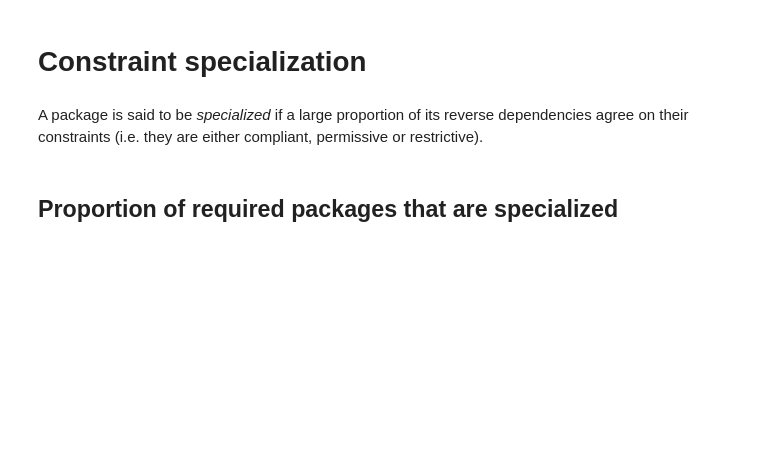
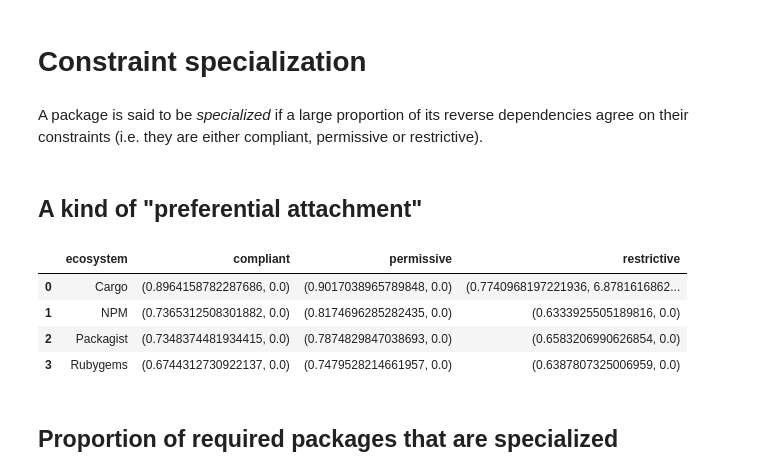
Before and after one commit to AlexandreDecan/secos-constraints, a Jupyter notebook: notebooks/Semver compliance.ipynb, the cells around one changed output. Cells and saved outputs as stored; diff of their text form; code cells hidden in the pictures; blank space fills up the shorter version.

```diff
--- a/notebooks/Semver compliance.ipynb
+++ b/notebooks/Semver compliance.ipynb
@@ -872,6 +924,54 @@ savefig(fig, 'change_proportion_original_new')
 # Constraint specialization
 # %% [markdown]
 A package is said to be *specialized* if a large proportion of its reverse dependencies agree on their constraints (i.e. they are either compliant, permissive or restrictive).
+# %% [markdown]
+## A kind of "preferential attachment"
+# %%
+data = []
+
+for ecosystem in ECOSYSTEMS:
+    _ = (
+        df_dependencies[ecosystem]
+        [lambda d: d['date'] < pandas.to_datetime('2017-01-01')]
+        .sort_values('rank')
+        .drop_duplicates(['package', 'target'], keep='last')
+        .assign(dependents=1)
+        .groupby('target')
+        [['compliant', 'permissive', 'restrictive', 'dependents']]
+        .sum()
+        .apply(lambda s: s / s['dependents'], axis=1)
+        .drop(columns='dependents')
+    ).merge(
+        (
+            df_dependencies[ecosystem]
+            [lambda d: d['date'].between(pandas.to_datetime('2017-01-01'), pandas.to_datetime('2018-01-01'))]
+            .assign(dependents=1)
+            .groupby('target')
+            [['compliant', 'permissive', 'restrictive', 'dependents']]
+            .sum()
+            .apply(lambda s: s / s['dependents'], axis=1)
+            .drop(columns='dependents')
+        ),
+        how='inner',
+        left_index=True,
+        right_index=True,
+        suffixes=('', '_new')
+    )
+
+    data.append((
+        ecosystem,
+        pearsonr(_['compliant'], _['compliant_new']),
+        pearsonr(_['permissive'], _['permissive_new']),
+        pearsonr(_['restrictive'], _['restrictive_new']),
+    ))
+
+pandas.DataFrame(data, columns=['ecosystem', 'compliant', 'permissive', 'restrictive'])
+# %% [output]
+|  | ecosystem | compliant | permissive | restrictive |
+| 0 | Cargo | (0.8964158782287686, 0.0) | (0.9017038965789848, 0.0) | (0.7740968197221936, 6.8781616862... |
+| 1 | NPM | (0.7365312508301882, 0.0) | (0.8174696285282435, 0.0) | (0.6333925505189816, 0.0) |
+| 2 | Packagist | (0.7348374481934415, 0.0) | (0.7874829847038693, 0.0) | (0.6583206990626854, 0.0) |
+| 3 | Rubygems | (0.6744312730922137, 0.0) | (0.7479528214661957, 0.0) | (0.6387807325006959, 0.0) |
 # %% [markdown]
 ## Proportion of required packages that are specialized
 # %% [markdown]
```
Also changed, not shown: parts of 5 cells of this notebook, 1 other file.
